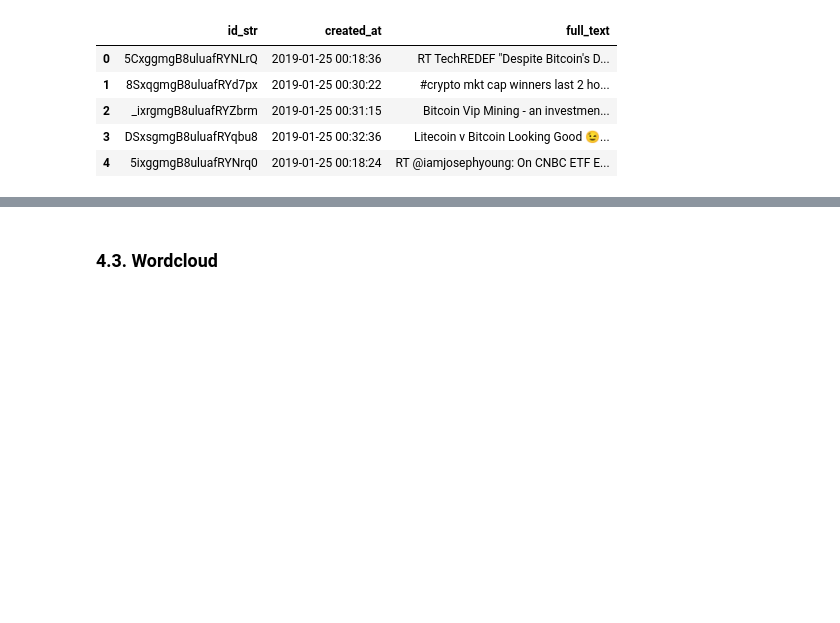
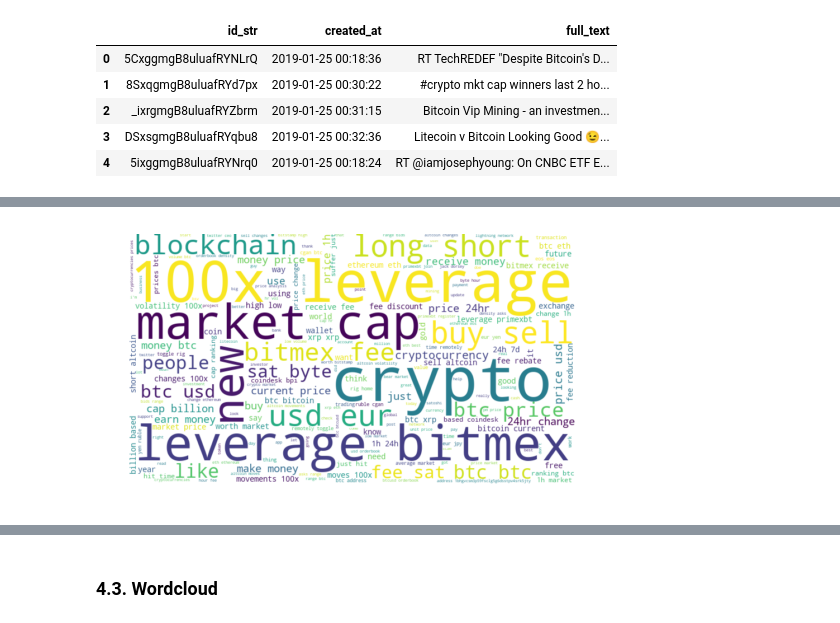
Before and after one commit to fund3/sentiment-dashboard, a Jupyter notebook: Analysis.ipynb, the cells around one changed output, grey strips where cells are left out. Cells and saved outputs as stored; diff of their text form; code cells hidden in the pictures; blank space fills up the shorter version.

```diff
--- a/Analysis.ipynb
+++ b/Analysis.ipynb
@@ -398,0 +607,6 @@ df_tweets['full_text_clean'] = tw_preprocessor.transform(df_tweets)
+# %%
+build_word_cloud(
+    btc_tweets_preprocessed[btc_tweets_preprocessed.apply(no_hashtag_ratio) > 0.8],
+    stopwords=sklearn.feature_extraction.text.ENGLISH_STOP_WORDS.union(stopwords))
+# %% [output]
+[figure, added]
```
Also changed, not shown: parts of 112 cells of this notebook, 1 other file.
